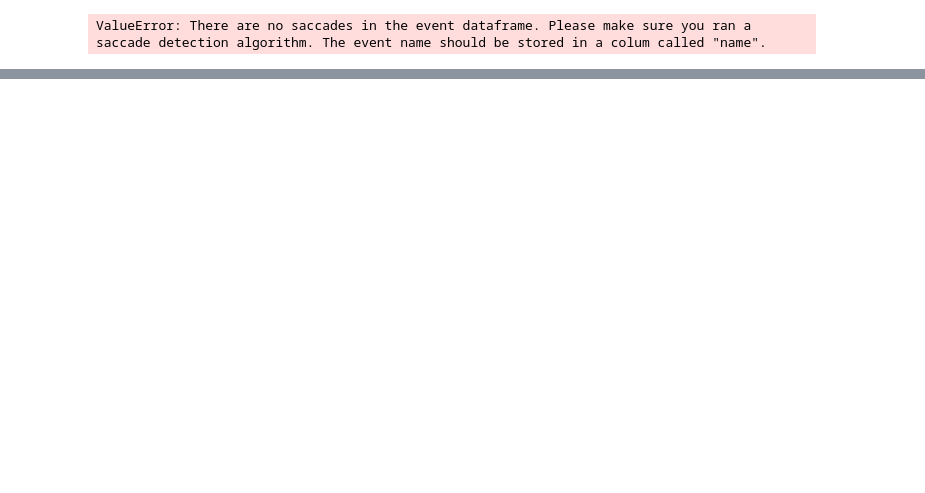
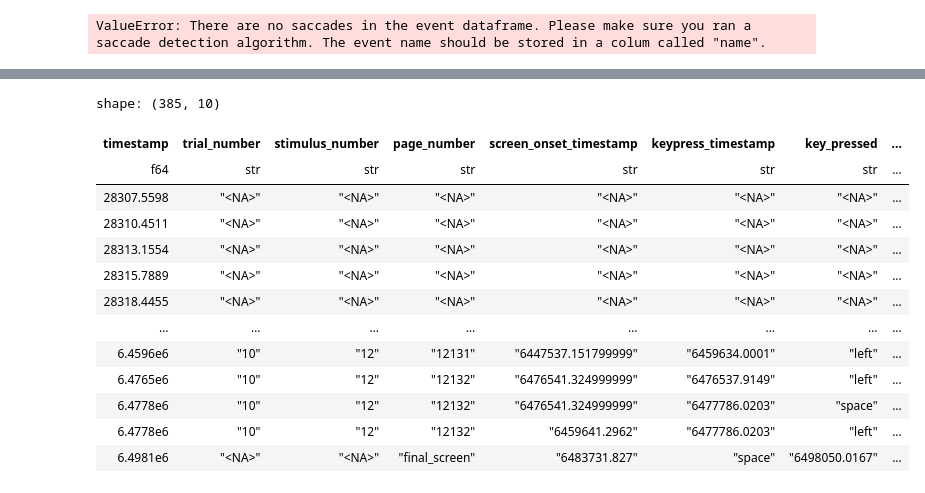
Before and after one commit to theDebbister/multipleye-preprocessing, a Jupyter notebook: quality-report/sanity_checks.ipynb, the cells around one changed output, grey strips where cells are left out. Cells and saved outputs as stored; diff of their text form; code cells hidden in the pictures; blank space fills up the shorter version.

Commit message:
stimulus modifications

```diff
--- a/quality-report/sanity_checks.ipynb
+++ b/quality-report/sanity_checks.ipynb
@@ -220,0 +214,20 @@ shape: (1_896_019, 8)
+# %%
+
+logfile= pl.read_csv(logfile_path, separator="\t")
+# %%
+logfile
+# %% [output]
+shape: (385, 10)
+| timestamp | trial_number | stimulus_number | page_number | screen_onset_timestamp | keypress_timestamp | key_pressed | ... |
+| f64 | str | str | str | str | str | str | ... |
+| 28307.5598 | "<NA>" | "<NA>" | "<NA>" | "<NA>" | "<NA>" | "<NA>" | ... |
+| 28310.4511 | "<NA>" | "<NA>" | "<NA>" | "<NA>" | "<NA>" | "<NA>" | ... |
+| 28313.1554 | "<NA>" | "<NA>" | "<NA>" | "<NA>" | "<NA>" | "<NA>" | ... |
+| 28315.7889 | "<NA>" | "<NA>" | "<NA>" | "<NA>" | "<NA>" | "<NA>" | ... |
+| 28318.4455 | "<NA>" | "<NA>" | "<NA>" | "<NA>" | "<NA>" | "<NA>" | ... |
+| … | … | … | … | … | … | … | ... |
+| 6.4596e6 | "10" | "12" | "12131" | "6447537.151799999" | "6459634.0001" | "left" | ... |
+| 6.4765e6 | "10" | "12" | "12132" | "6476541.324999999" | "6476537.9149" | "left" | ... |
+| 6.4778e6 | "10" | "12" | "12132" | "6476541.324999999" | "6477786.0203" | "space" | ... |
+| 6.4778e6 | "10" | "12" | "12132" | "6459641.2962" | "6477786.0203" | "left" | ... |
+| 6.4981e6 | "<NA>" | "<NA>" | "final_screen" | "6483731.827" | "space" | "6498050.0167" | ... |
```
Also changed, not shown: parts of 39 cells of this notebook, 3 other files.
